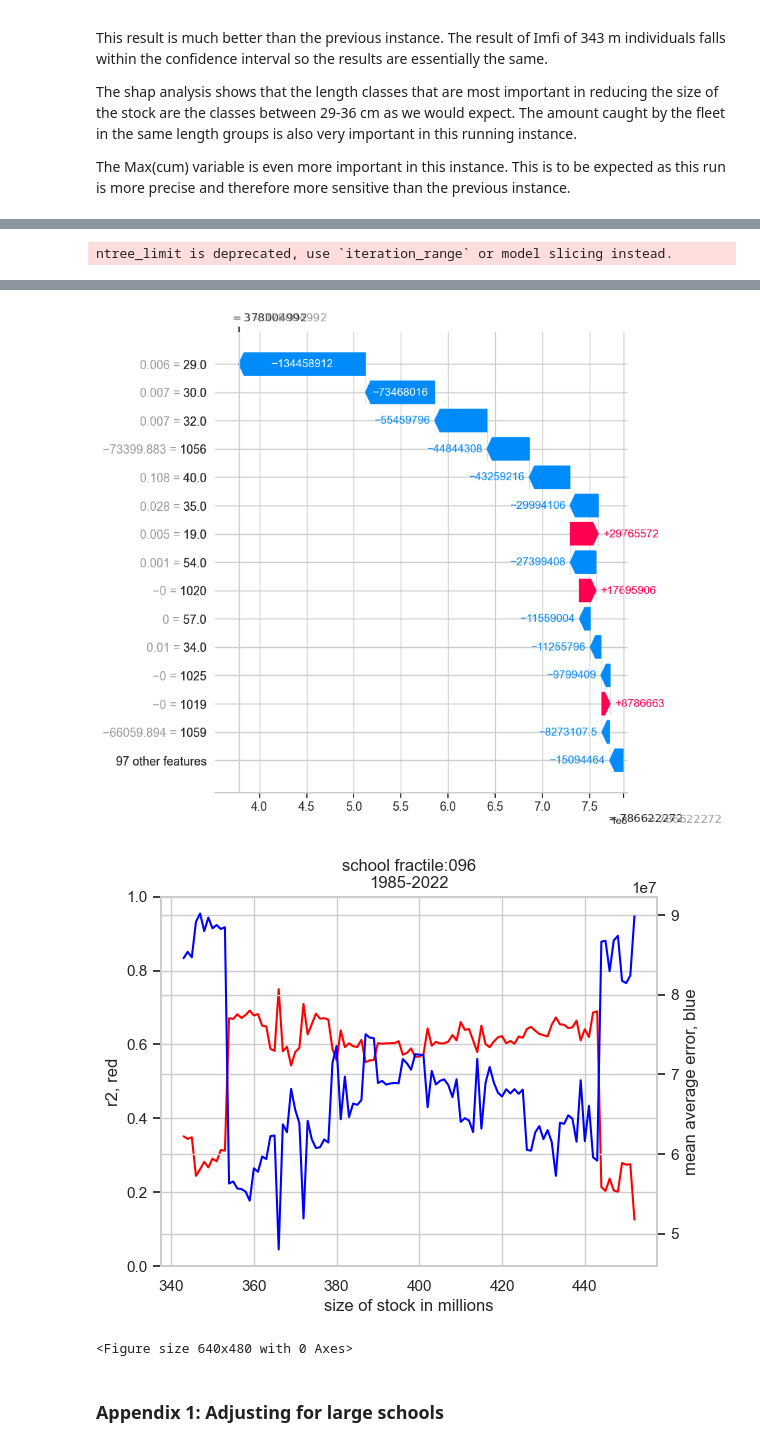
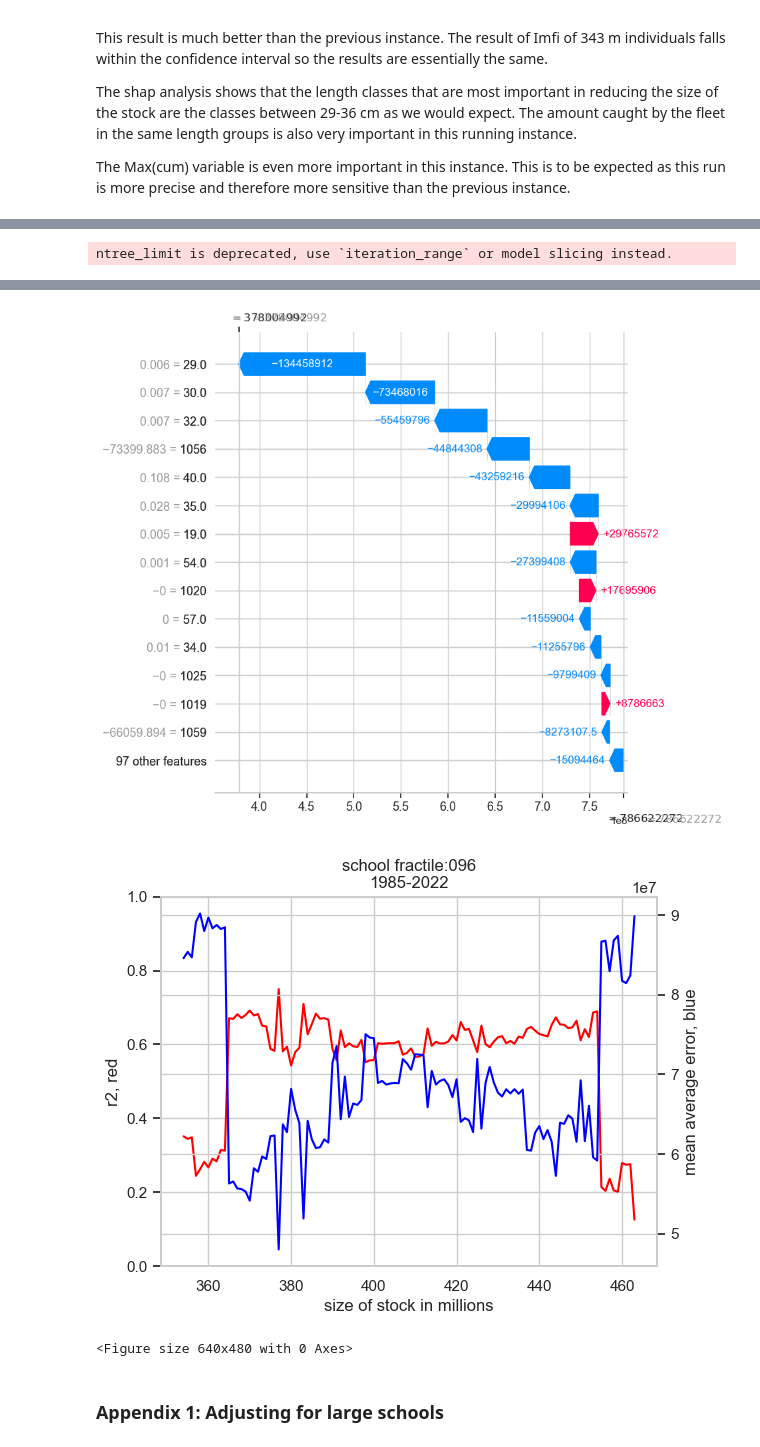
Before and after one commit to kalmanchrister/mlmodels, a Jupyter notebook: Golden_redfish.ipynb, the cells around one changed output, grey strips where cells are left out. Drawn from its saved outputs; the diff is of its cells as text; code cells hidden in the pictures.

```diff
--- a/Golden_redfish.ipynb
+++ b/Golden_redfish.ipynb
@@ -220,7 +220,7 @@ def heat_maps(X, y):
 # %% [markdown]
 The algorithm itearates over the range 343 to 453 million individuls in steps of one 1 million at a time. It finds the lowest root mean square error at each step. The plot shows the mean absolute error and $r^2$.
 # %%
-def plot_result_range(result_dict, interval_int, fractile):
+def plot_result_range(result_dict, interval_int, fractile, y_offset):
     """
     Plot mae and r^2 for the range of the looped regression.
 
@@ -228,16 +228,18 @@ def plot_result_range(result_dict, interval_int, fractile):
     ----------
     result_dict : a dictianary containing the results from different regression
     over the interval.
-    interval_int : integer with the increments used over the interval
-    fractile : fractile used for Winsorization
+    interval_int : integer with the increments used over the interval.
+    fractile : fractile used for Winsorization.
 
 
     Returns
     -------
-    Pictures of returns.
+    None.
 
     """
-    result_dict['x'] = range(343, 453, int(interval_int/1e6))
+    result_dict['x'] = range(343+y_offset,
+                             453+y_offset,
+                             int(interval_int/1e6))
     fig, ax = plt.subplots()
     sns.set(style='whitegrid',
             palette='pastel', )
@@ -520,20 +522,22 @@ The shap analysis shows that the length classes that are most important in reduc
 The Max(cum) variable is even more important in this instance. This is to be expected as this run is more precise and therefore more sensitive than the previous instance.
 # %%
 (X, y) = get_new_data(fractile)
+y_2022 = y.iloc[37]
 y = pd.Series(free_regression_XGB(X, y))
+y_offset = int((y.iloc[37]-y_2022)/1e6)
 heat_maps(X,y)
 
 result_dict_gb = regression_over_possible_values_XGB(X,
                                                      y,
                                                      interval_int)
-plot_result_range(result_dict_gb, interval_int, fractile)
+plot_result_range(result_dict_gb, interval_int, fractile, y_offset)
 # %% [output]
 [figure]
 [figure]
 ntree_limit is deprecated, use `iteration_range` or model slicing instead.
 [figure]
 [figure]
-[figure, old version]
+[figure, new version]
 <Figure size 640x480 with 0 Axes>
 # %% [markdown]
 ### Appendix 1: Adjusting for large schools
```
Also changed, not shown: parts of 2 cells of this notebook.
